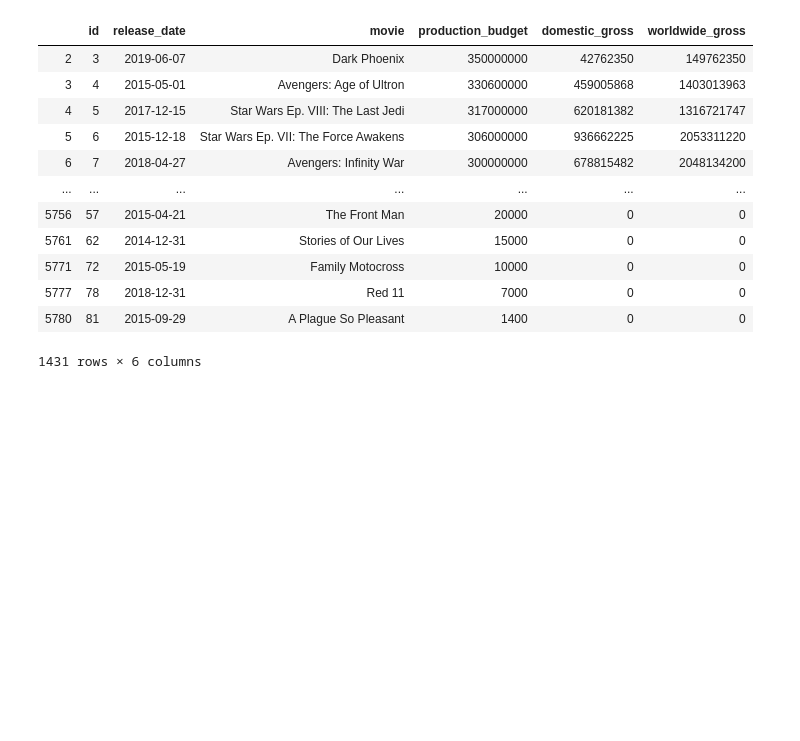
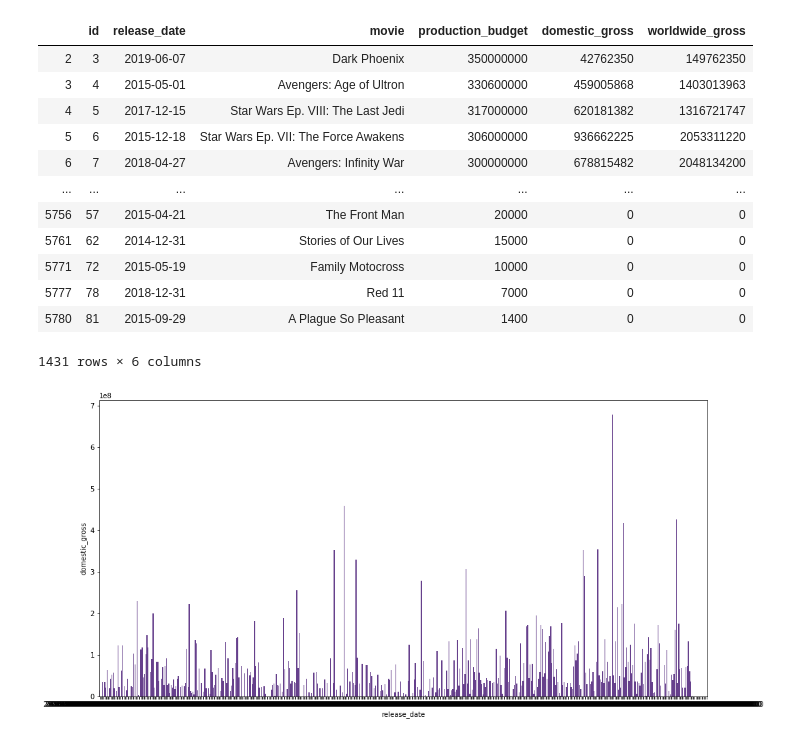
Before and after one commit to dalayne95/mod-1-project-darian-trey, a Jupyter notebook: Release date comparison .ipynb, the cells around one changed output. Drawn from its saved outputs; the diff is of its cells as text; code cells hidden in the pictures; blank space fills up the shorter version.

```diff
--- a/Release date comparison .ipynb
+++ b/Release date comparison .ipynb
@@ -182,3 +185,9 @@ df.loc[(df!=0).any(axis=1)]
 | 5777 | 78 | 2018-12-31 | Red 11 | 7000 | 0 | 0 |
 | 5780 | 81 | 2015-09-29 | A Plague So Pleasant | 1400 | 0 | 0 |
 1431 rows × 6 columns
+# %%
+plt.figure(figsize=(16, 8))
+
+ax = sns.barplot(x=df.release_date, y= df.domestic_gross, data= df, ci = None, color = 'rebeccapurple')
+# %% [output]
+[figure, added]
```
Also changed, not shown: parts of 3 cells of this notebook, 1 other file.
